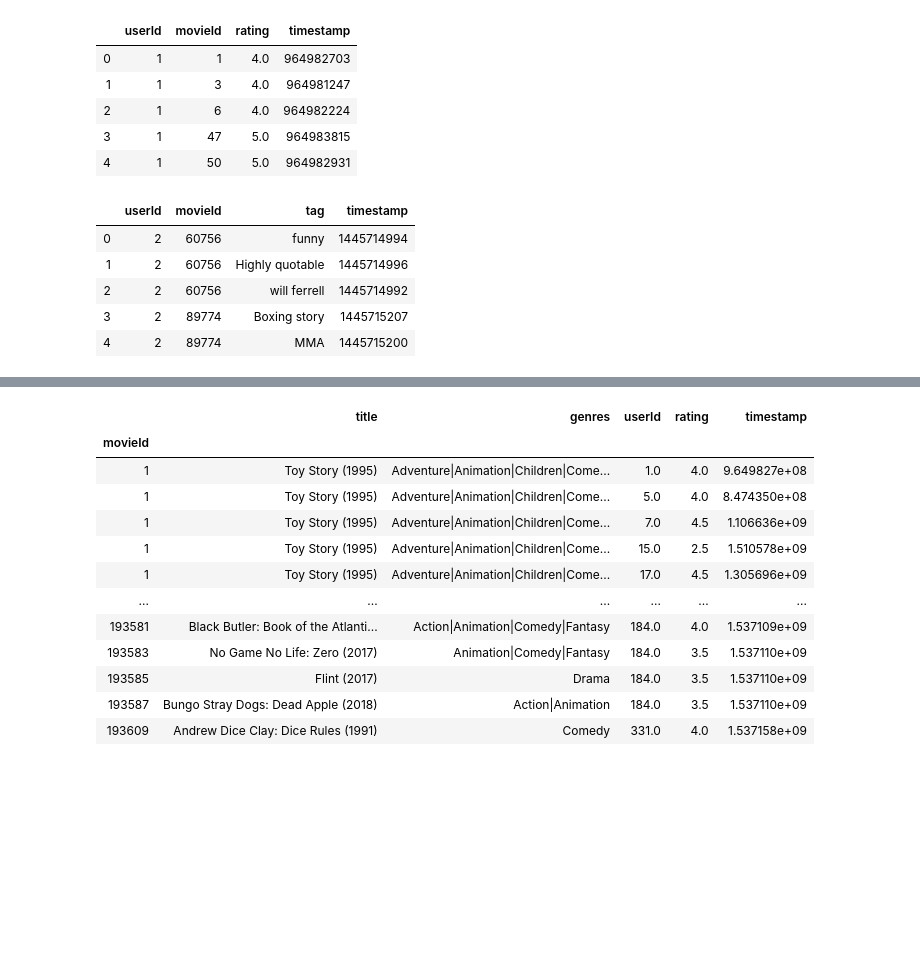
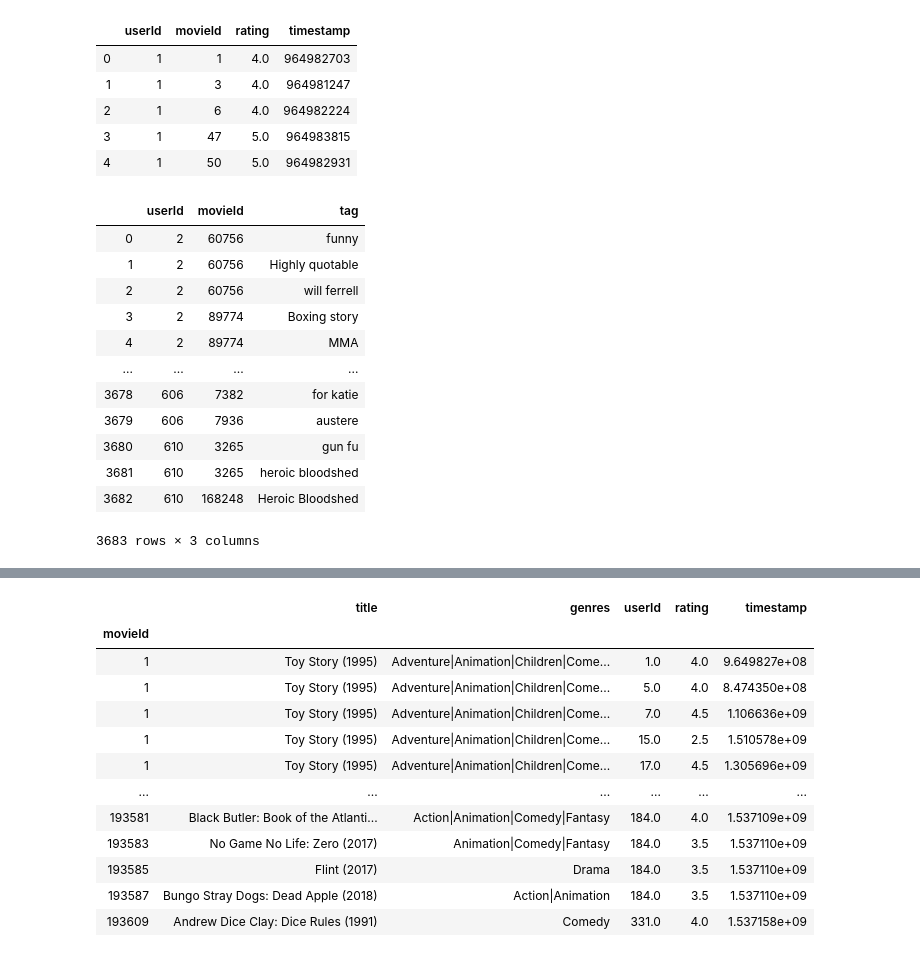
Before and after one commit to sam-thurman/MovieLens-Rec-Sys, a Jupyter notebook: notebooks/jarod01.ipynb, the cells around one changed output, grey strips where cells are left out. Cells and saved outputs as stored; diff of their text form; code cells hidden in the pictures; blank space fills up the shorter version.

```diff
--- a/notebooks/jarod01.ipynb
+++ b/notebooks/jarod01.ipynb
@@ -26,12 +74,20 @@ ratings.head()
 | 2 | 1 | 6 | 4.0 | 964982224 |
 | 3 | 1 | 47 | 5.0 | 964983815 |
 | 4 | 1 | 50 | 5.0 | 964982931 |
-# %%
-tags.head()
-# %% [output]
-|  | userId | movieId | tag | timestamp |
-| 0 | 2 | 60756 | funny | 1445714994 |
-| 1 | 2 | 60756 | Highly quotable | 1445714996 |
-| 2 | 2 | 60756 | will ferrell | 1445714992 |
-| 3 | 2 | 89774 | Boxing story | 1445715207 |
-| 4 | 2 | 89774 | MMA | 1445715200 |
+# %%
+tags = tags.drop('timestamp', axis = 1)
+tags
+# %% [output]
+|  | userId | movieId | tag |
+| 0 | 2 | 60756 | funny |
+| 1 | 2 | 60756 | Highly quotable |
+| 2 | 2 | 60756 | will ferrell |
+| 3 | 2 | 89774 | Boxing story |
+| 4 | 2 | 89774 | MMA |
+| ... | ... | ... | ... |
+| 3678 | 606 | 7382 | for katie |
+| 3679 | 606 | 7936 | austere |
+| 3680 | 610 | 3265 | gun fu |
+| 3681 | 610 | 3265 | heroic bloodshed |
+| 3682 | 610 | 168248 | Heroic Bloodshed |
+3683 rows × 3 columns
```
Also changed, not shown: parts of 10 cells of this notebook.
